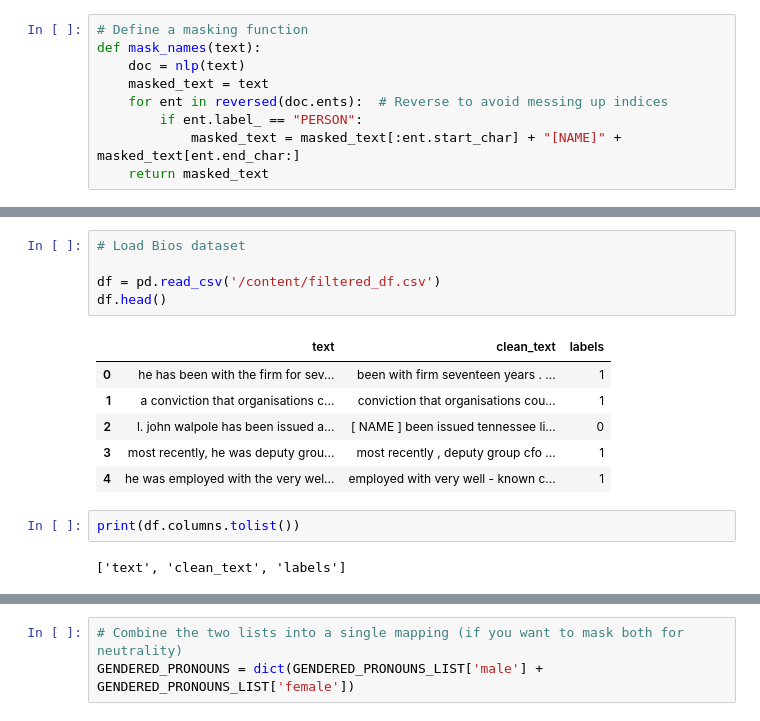
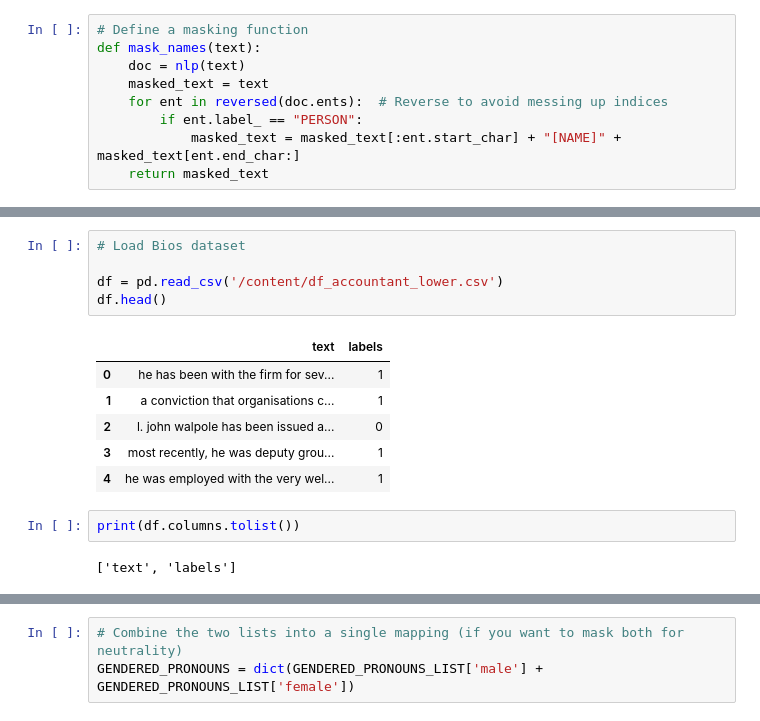
Before and after one commit to Shilpi261985/P2_BiasMitigation_SyntheticData, a Jupyter notebook: src/model_BERT/masked_obviousProxy_GenderClassification.ipynb, the cells around one changed output, grey strips where cells are left out. Cells and saved outputs as stored; diff of their text form.

```diff
--- a/src/model_BERT/masked_obviousProxy_GenderClassification.ipynb
+++ b/src/model_BERT/masked_obviousProxy_GenderClassification.ipynb
@@ -53,19 +53,19 @@ print(masked)  # Output: [NAME] and [NAME] went to the park with [NAME].
 # %%
 # Load Bios dataset
 
-df = pd.read_csv('/content/filtered_df.csv')
+df = pd.read_csv('/content/df_accountant_lower.csv')
 df.head()
 # %% [output]
-|  | text | clean_text | labels |
-| 0 | he has been with the firm for sev... | been with firm seventeen years . ... | 1 |
-| 1 | a conviction that organisations c... | conviction that organisations cou... | 1 |
-| 2 | l. john walpole has been issued a... | [ NAME ] been issued tennessee li... | 0 |
-| 3 | most recently, he was deputy grou... | most recently , deputy group cfo ... | 1 |
-| 4 | he was employed with the very wel... | employed with very well - known c... | 1 |
+|  | text | labels |
+| 0 | he has been with the firm for sev... | 1 |
+| 1 | a conviction that organisations c... | 1 |
+| 2 | l. john walpole has been issued a... | 0 |
+| 3 | most recently, he was deputy grou... | 1 |
+| 4 | he was employed with the very wel... | 1 |
 # %%
 print(df.columns.tolist())
 # %% [output]
-['text', 'clean_text', 'labels']
+['text', 'labels']
 # %%
 # Apply the masking function
 df["masked_text"] = df["text"].apply(mask_names)
```
Also changed, not shown: parts of 16 cells of this notebook, 3 other files.
